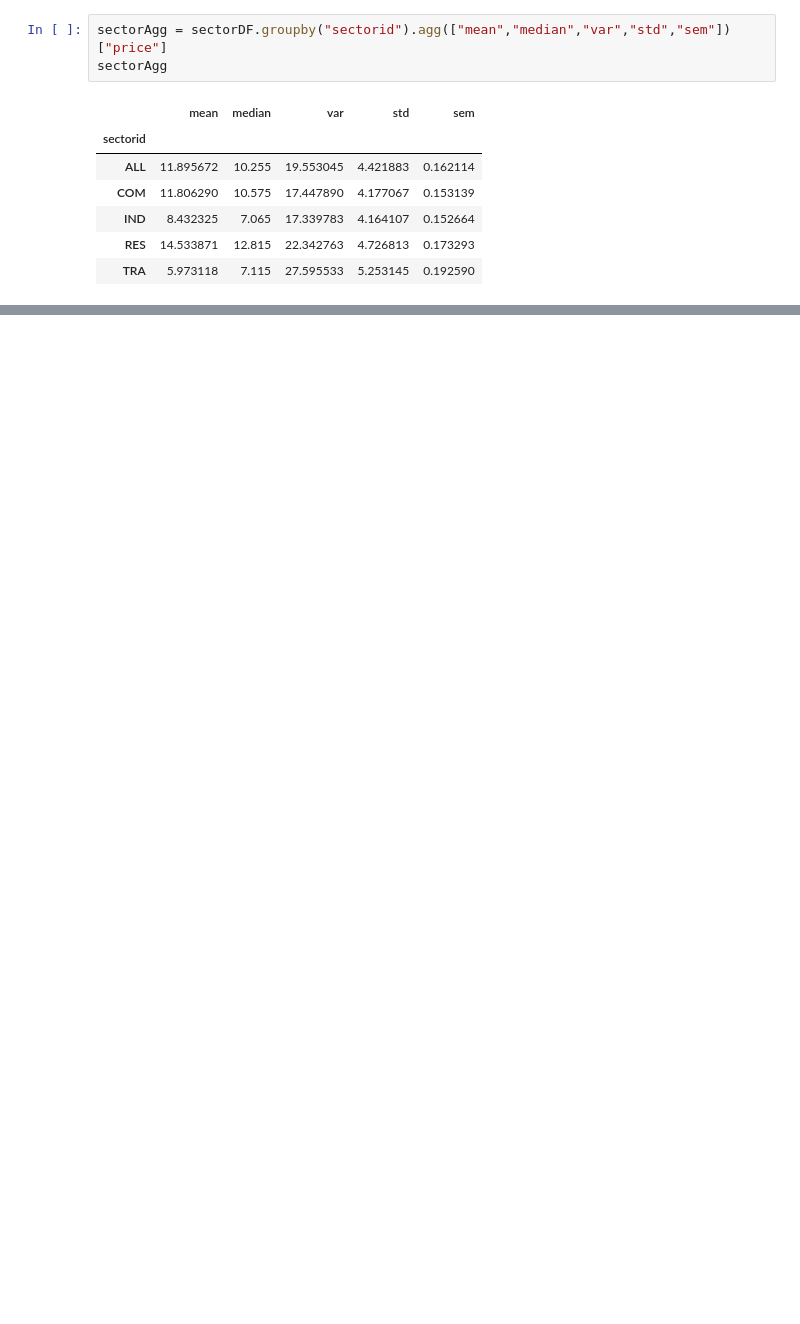
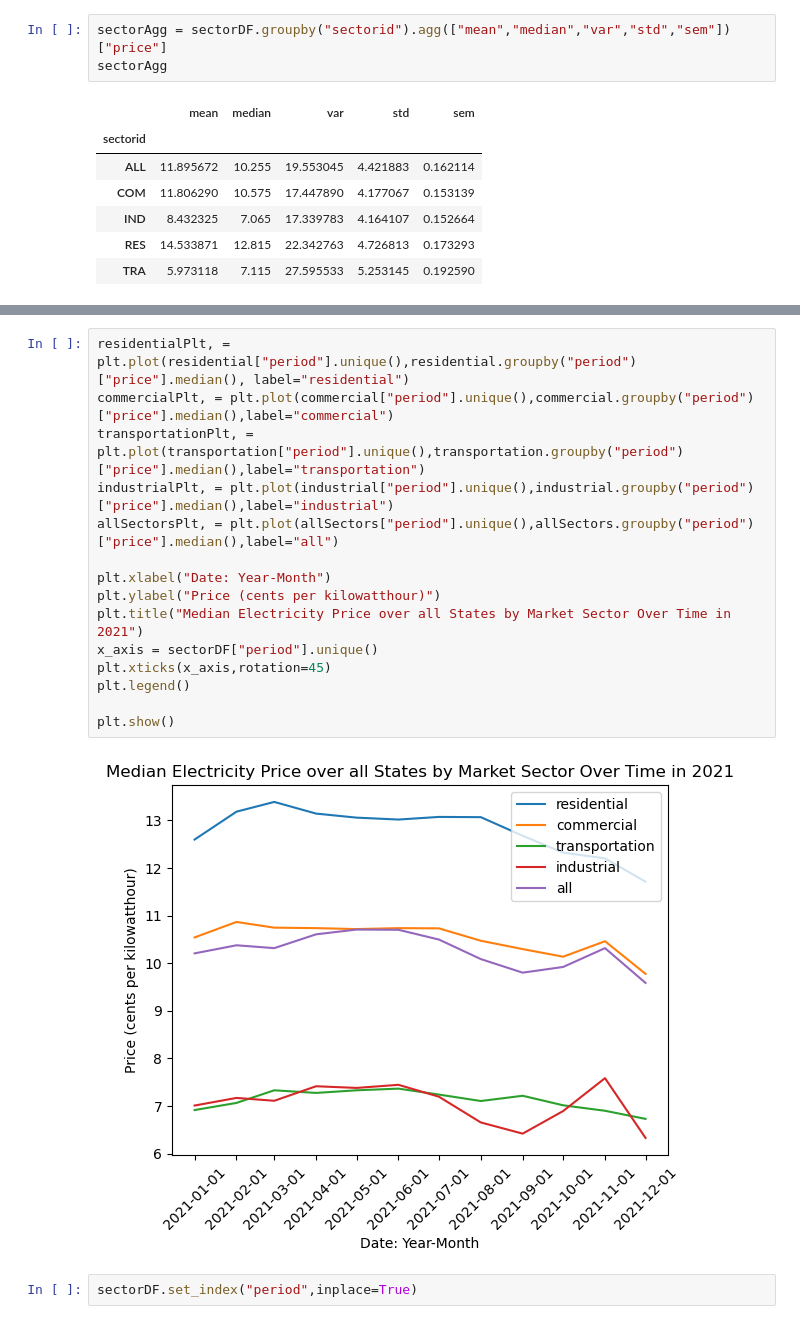
Before and after one commit to maplefrancake/GT-project1, a Jupyter notebook: Electricity Price by Sector.ipynb, the cells around one changed output, grey strips where cells are left out. Saved outputs shown, nothing was run; the diff lists cells and outputs as text; blank space fills up the shorter version.

```diff
--- a/Electricity Price by Sector.ipynb
+++ b/Electricity Price by Sector.ipynb
@@ -81,0 +107,19 @@ sectorTimeAgg
+# %%
+residentialPlt, = plt.plot(residential["period"].unique(),residential.groupby("period")["price"].median(), label="residential")
+commercialPlt, = plt.plot(commercial["period"].unique(),commercial.groupby("period")["price"].median(),label="commercial")
+transportationPlt, = plt.plot(transportation["period"].unique(),transportation.groupby("period")["price"].median(),label="transportation")
+industrialPlt, = plt.plot(industrial["period"].unique(),industrial.groupby("period")["price"].median(),label="industrial")
+allSectorsPlt, = plt.plot(allSectors["period"].unique(),allSectors.groupby("period")["price"].median(),label="all")
+
+plt.xlabel("Date: Year-Month")
+plt.ylabel("Price (cents per kilowatthour)")
+plt.title("Median Electricity Price over all States by Market Sector Over Time in 2021")
+x_axis = sectorDF["period"].unique()
+plt.xticks(x_axis,rotation=45)
+plt.legend()
+
+plt.show()
+# %% [output]
+[figure, added]
+# %%
+sectorDF.set_index("period",inplace=True)
```
Also changed, not shown: parts of 15 cells of this notebook.
